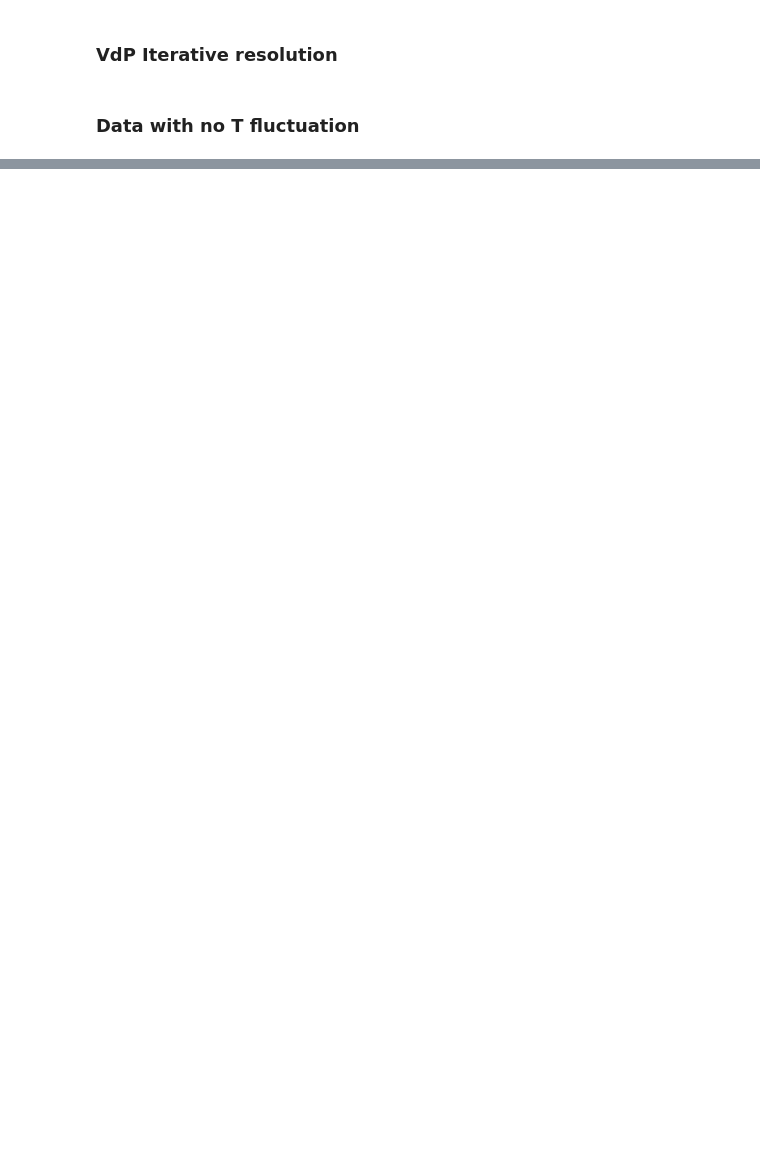
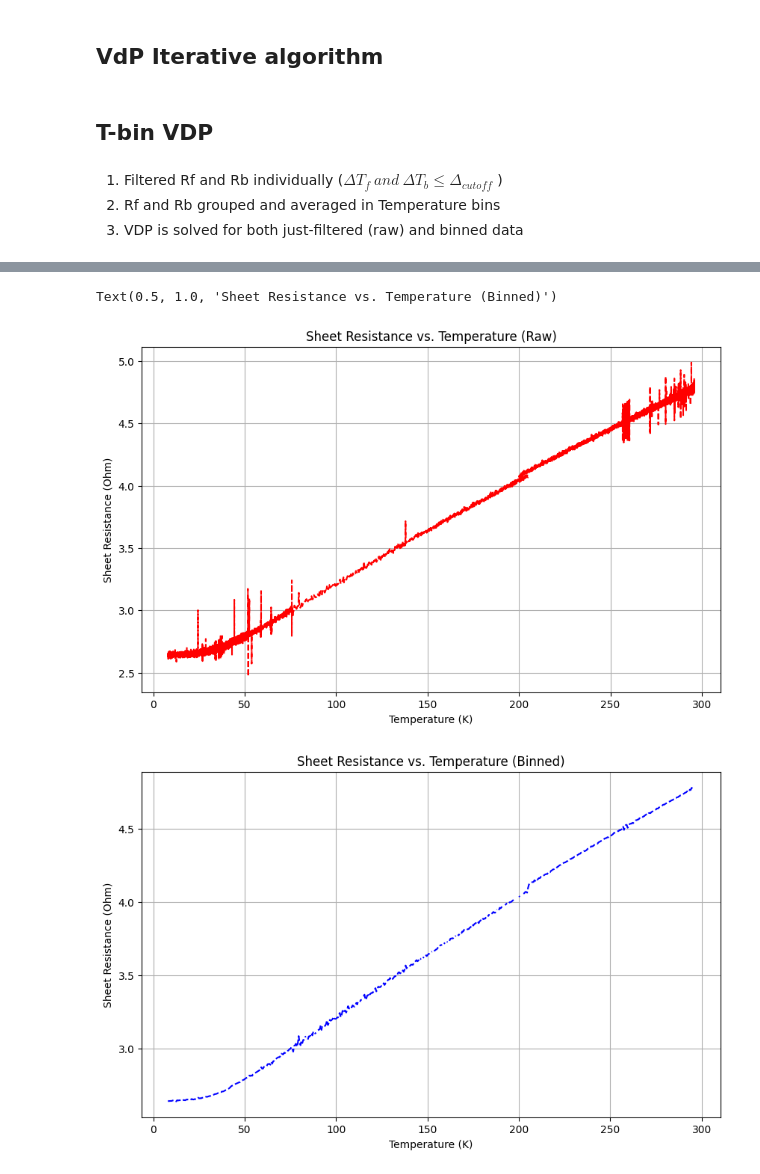
Before and after one commit to gamberoillecito/Nb-Characterization, a Jupyter notebook: R-vs-T/VdP.ipynb, the cells around one changed output, grey strips where cells are left out. Drawn from its saved outputs; the diff is of its cells as text; code cells hidden in the pictures; blank space fills up the shorter version.

```diff
--- a/R-vs-T/VdP.ipynb
+++ b/R-vs-T/VdP.ipynb
@@ -1,5 +1,5 @@
 # %% [markdown]
-### VdP Iterative resolution
+## VdP Iterative algorithm
 # %%
 import pandas as pd
 import numpy as np
@@ -51,7 +51,11 @@ def calculate_sheet_resistance_vdp(R_A, R_B, delta=0.0005, max_iterations=1000):
     print(f"Warning: Calculation did not converge within {max_iterations} iterations for R_A={R_A}, R_B={R_B}.")
     return np.nan, max_iterations
 # %% [markdown]
-### Data with no T fluctuation
+## T-bin VDP
+# %% [markdown]
+1. Filtered Rf and Rb individually ($\Delta T_f \ and \ \Delta T_b\leq \Delta_{cutoff}$ )
+2. Rf and Rb grouped and averaged in Temperature bins
+3. VDP is solved for both just-filtered (raw) and binned data
 # %%
 file_path = "DataSets/heating_8_to_296.dat"
 
@@ -82,10 +86,10 @@ back_R = df.iloc[:, 18].astype(float)
 
 # # ---------------------------------------------
 # # Create mask for filtering
+cutoff = 1e-5
 sel_mask = (
     (front_temp_raw > 8) & (back_temp_raw > 8) &
-    (front_temp_fluct_raw == 0) & (back_temp_fluct_raw == 0)
-)
+    (front_temp_fluct_raw <= cutoff) & (back_temp_fluct_raw <= cutoff))
 
 # # Apply mask
 Tf = front_temp_raw[sel_mask].values
@@ -142,10 +146,44 @@ plt.scatter(Tb, Rb, s=10, label="Back (Filtered Raw)", alpha=0.6)
 plt.plot(sample_T, clean_Rb, linestyle='--', color='gray', label="Back (Binned Average)")
 plt.xlabel("Temperature (K)")
 plt.ylabel("Resistance (Ohm)")
-plt.title("Resistance vs. Temperature (Raw, & Binned")
+plt.title("Resistance vs. Temperature (Raw, & Binned)")
 plt.legend()
 plt.grid(True, linestyle=':', alpha=0.7)
 plt.tight_layout()
 plt.show()
+
+# # ---------------------------------------------
+##VDP for raw data
+Rs_raw = np.zeros(len(Rf))
+i = 0
+while i < len(Rf):
+    Rs_raw[i] = calculate_sheet_resistance_vdp(Rf[i], Rb[i])[0]
+    i += 1
+
+#Calculate T as the average of front and back temperatures
+T_avg = (Tf + Tb) / 2
+
+plt.figure(figsize=(10, 6))
+plt.grid()
+plt.plot(T_avg, Rs_raw, linestyle='--', color='red', label='Sheet Resistance (VdP)')
+plt.xlabel("Temperature (K)")
+plt.ylabel("Sheet Resistance (Ohm)")
+plt.title("Sheet Resistance vs. Temperature (Raw)")
+
+
+# # ---------------------------------------------
+#VDP FOR TIME BINNED DATA
+clean_Rs = np.zeros(Ns)
+i = 0
+while i < Ns:
+    clean_Rs[i] = calculate_sheet_resistance_vdp(clean_Rf[i], clean_Rb[i])[0]
+    i += 1
+
+plt.figure(figsize=(10, 6))
+plt.grid()
+plt.plot(sample_T, clean_Rs, linestyle='--', color='blue', label='Sheet Resistance (VdP)')
+plt.xlabel("Temperature (K)")
+plt.ylabel("Sheet Resistance (Ohm)")
+plt.title("Sheet Resistance vs. Temperature (Binned)")
 # %% [output]
 [figure]
@@ -151,0 +207,3 @@ plt.show()
+Text(0.5, 1.0, 'Sheet Resistance vs. Temperature (Binned)')
+[figure, added]
+[figure, added]
```
Also changed, not shown: parts of 6 cells of this notebook, 1 other file.
